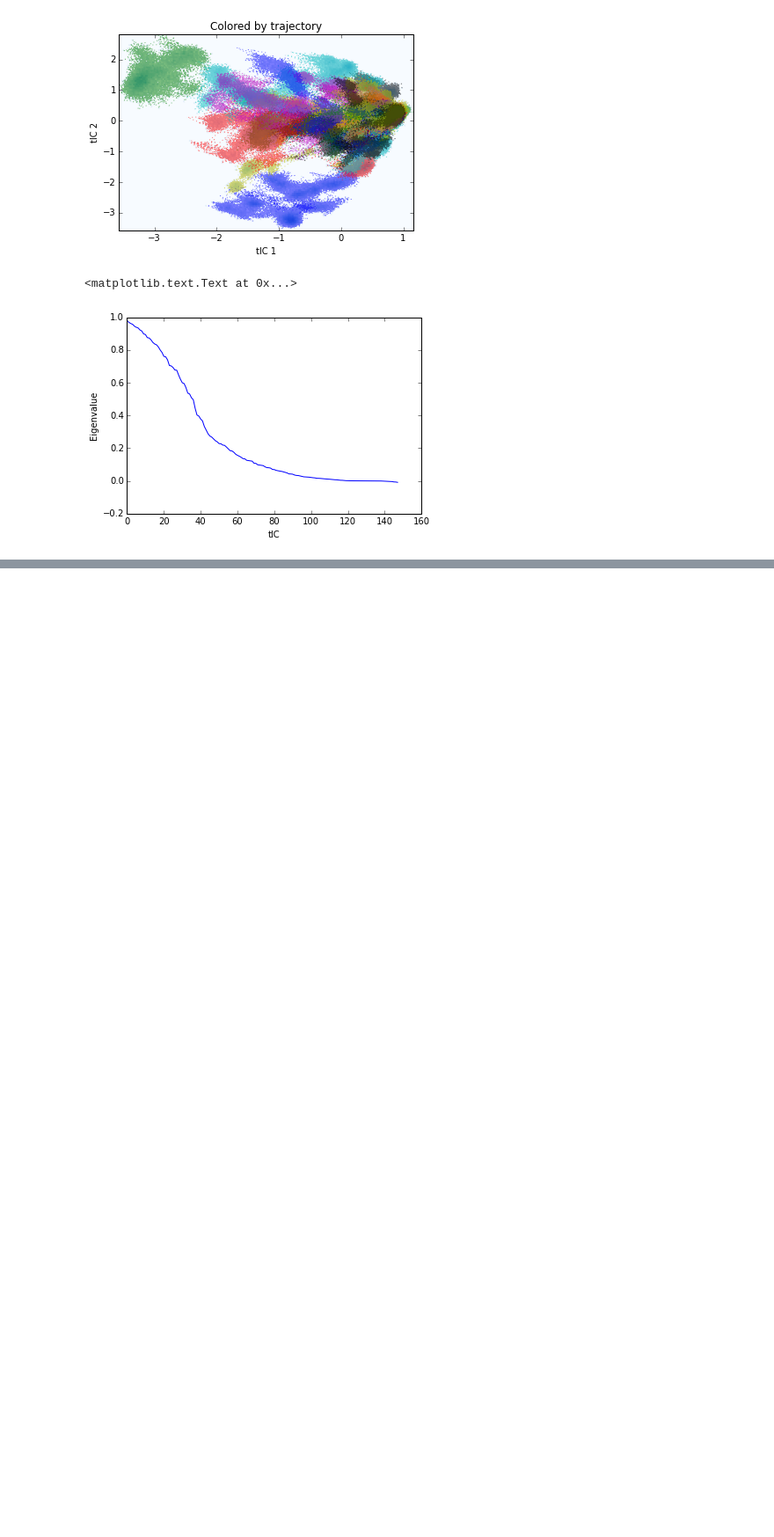
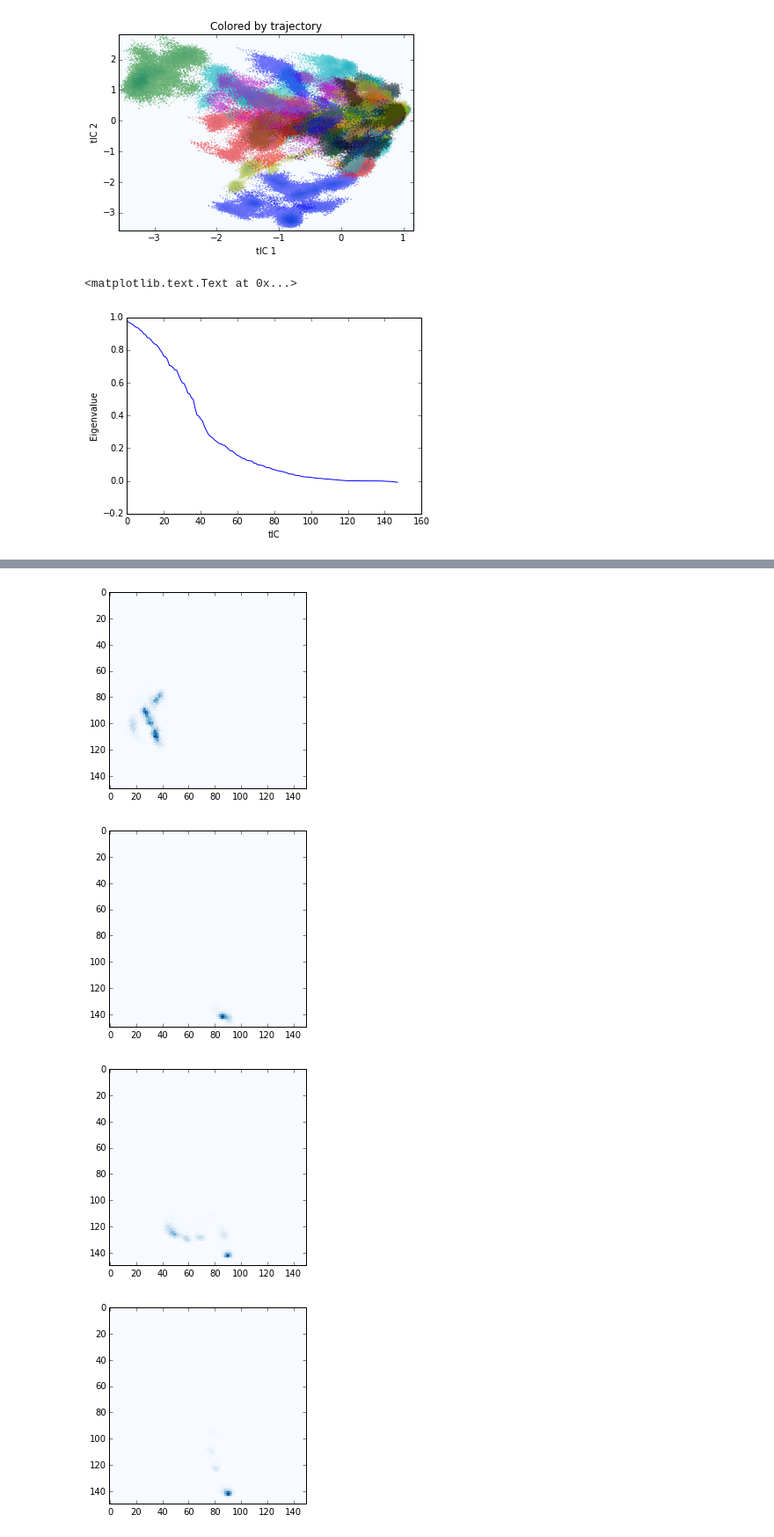
Before and after one commit to maxentile/msm-learn, a Jupyter notebook: notebooks/Trajectory overlap plot.ipynb, the cells around one changed output, grey strips where cells are left out. Shown at 88% size. Saved outputs shown, nothing was run; the diff lists cells and outputs as text; code cells hidden in the pictures; blank space fills up the shorter version.

```diff
--- a/notebooks/Trajectory overlap plot.ipynb
+++ b/notebooks/Trajectory overlap plot.ipynb
@@ -67,0 +98,14 @@ plt.ylabel('Eigenvalue')
+# %%
+histograms = []
+for i,x in enumerate(X):
+    hist,_,_ = np.histogram2d(x[:,0],x[:,1],range=lims,bins=150)
+    histograms.append(hist)
+# %%
+for h in histograms[:10]:
+    plt.figure()
+    plt.imshow(h,cmap='Blues',interpolation='none');
+# %% [output]
+[figure, added]
+[figure, added]
+[figure, added]
+[figure, added]
```
Also changed, not shown: parts of 25 cells of this notebook, 4 other files.
